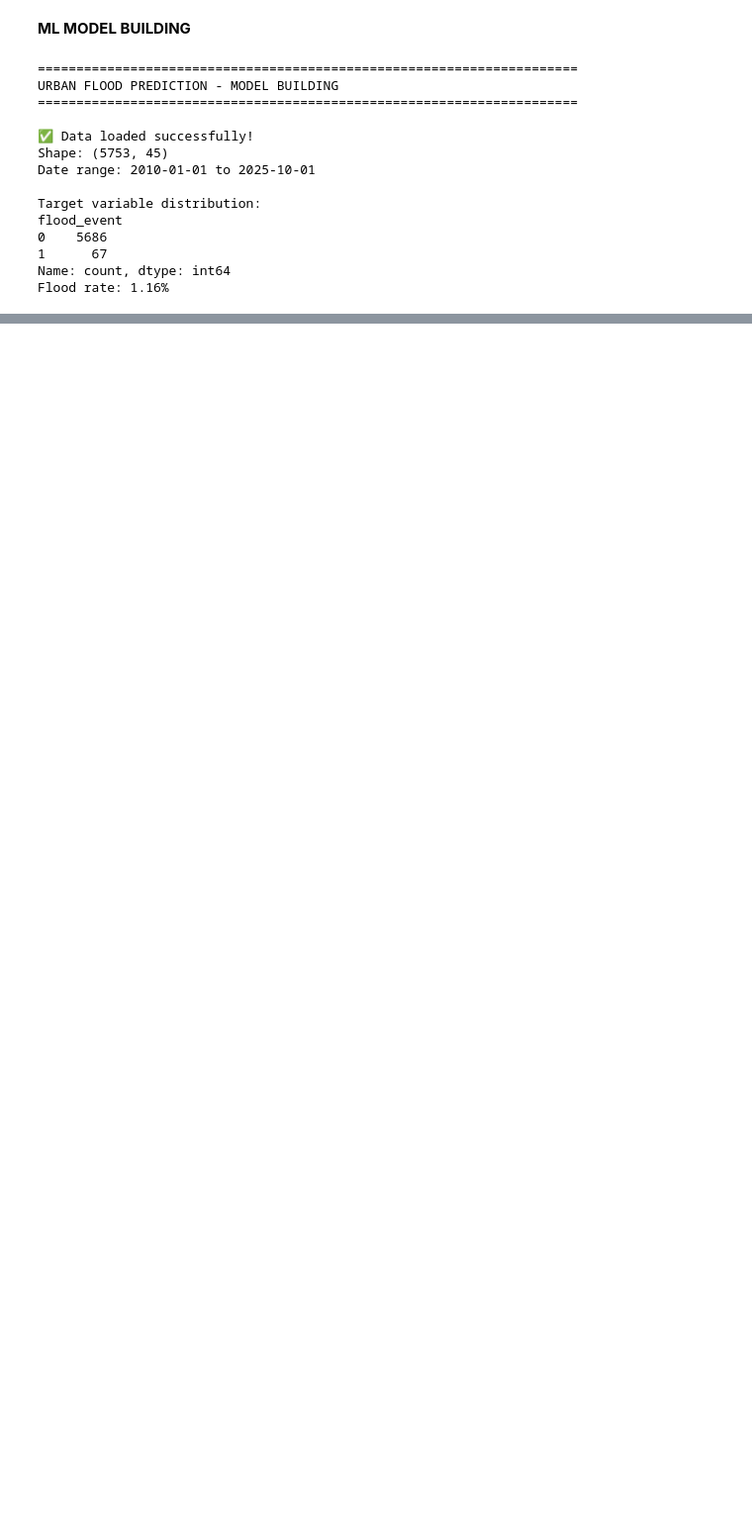
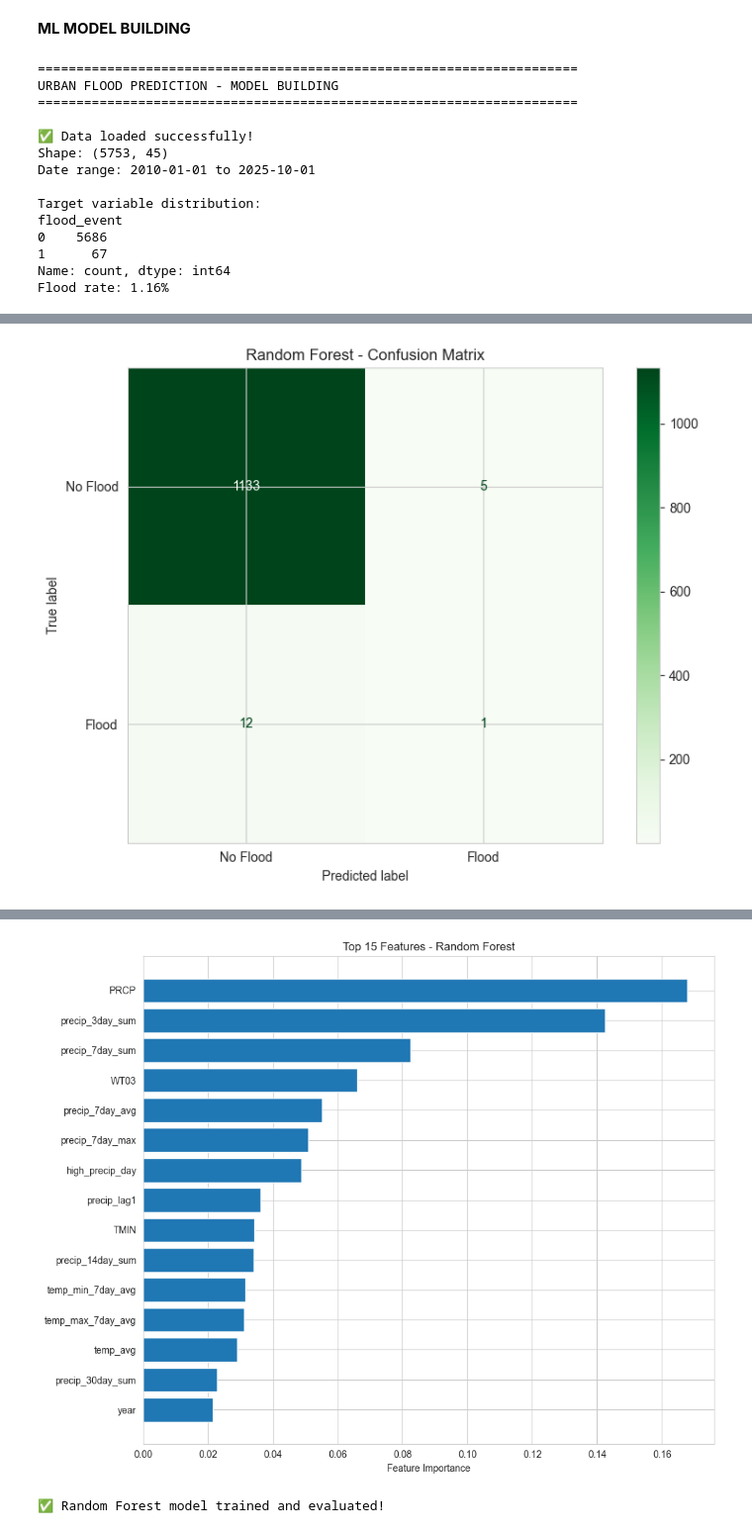
Before and after one commit to SubramaniMokkala/urban-flood-prediction, a Jupyter notebook: notebooks/02_model_building.ipynb, the cells around one changed output, grey strips where cells are left out. Shown: that part at 99% size. Cells and saved outputs as stored; diff of their text form; code cells hidden in the pictures; blank space fills up the shorter version.

```diff
--- a/notebooks/02_model_building.ipynb
+++ b/notebooks/02_model_building.ipynb
@@ -43,0 +210,65 @@ Flood rate: 1.16%
+# %%
+from sklearn.ensemble import RandomForestClassifier
+
+print("\n" + "="*70)
+print("MODEL 2: RANDOM FOREST")
+print("="*70)
+
+# Train model
+rf_model = RandomForestClassifier(
+    n_estimators=100,
+    max_depth=15,
+    random_state=42,
+    class_weight='balanced',
+    n_jobs=-1  # Use all CPU cores
+)
+
+print("\nTraining Random Forest (this may take a minute)...")
+rf_model.fit(X_train, y_train)  # RF doesn't need scaling
+
+# Predictions
+rf_pred = rf_model.predict(X_test)
+rf_pred_proba = rf_model.predict_proba(X_test)[:, 1]
+
+# Evaluation
+print("\n" + "-"*70)
+print("RANDOM FOREST RESULTS")
+print("-"*70)
+print("\nClassification Report:")
+print(classification_report(y_test, rf_pred, target_names=['No Flood', 'Flood']))
+
+print(f"\nROC-AUC Score: {roc_auc_score(y_test, rf_pred_proba):.4f}")
+
+# Confusion Matrix
+fig, ax = plt.subplots(1, 1, figsize=(8, 6))
+cm = confusion_matrix(y_test, rf_pred)
+disp = ConfusionMatrixDisplay(confusion_matrix=cm, display_labels=['No Flood', 'Flood'])
+disp.plot(ax=ax, cmap='Greens')
+ax.set_title('Random Forest - Confusion Matrix')
+plt.tight_layout()
+plt.savefig('../results/visualizations/rf_confusion_matrix.png', dpi=300, bbox_inches='tight')
+plt.show()
+
+# Feature Importance
+print("\nTop 15 Most Important Features:")
+feature_importance = pd.DataFrame({
+    'feature': X.columns,
+    'importance': rf_model.feature_importances_
+}).sort_values('importance', ascending=False)
+
+print(feature_importance.head(15))
+
+# Plot feature importance
+plt.figure(figsize=(10, 8))
+top_features = feature_importance.head(15)
+plt.barh(range(len(top_features)), top_features['importance'])
+plt.yticks(range(len(top_features)), top_features['feature'])
+plt.xlabel('Feature Importance')
+plt.title('Top 15 Features - Random Forest')
+plt.gca().invert_yaxis()
+plt.tight_layout()
+plt.savefig('../results/visualizations/rf_feature_importance.png', dpi=300, bbox_inches='tight')
+plt.show()
+
+print("\n✅ Random Forest model trained and evaluated!")
+# %% [output]
@@ -43,0 +292 @@ Flood rate: 1.16%
+[figure, added]
@@ -43,0 +310,2 @@ Flood rate: 1.16%
+[figure, added]
+✅ Random Forest model trained and evaluated!
```
Also changed, not shown: parts of 14 cells of this notebook, 7 other files.
